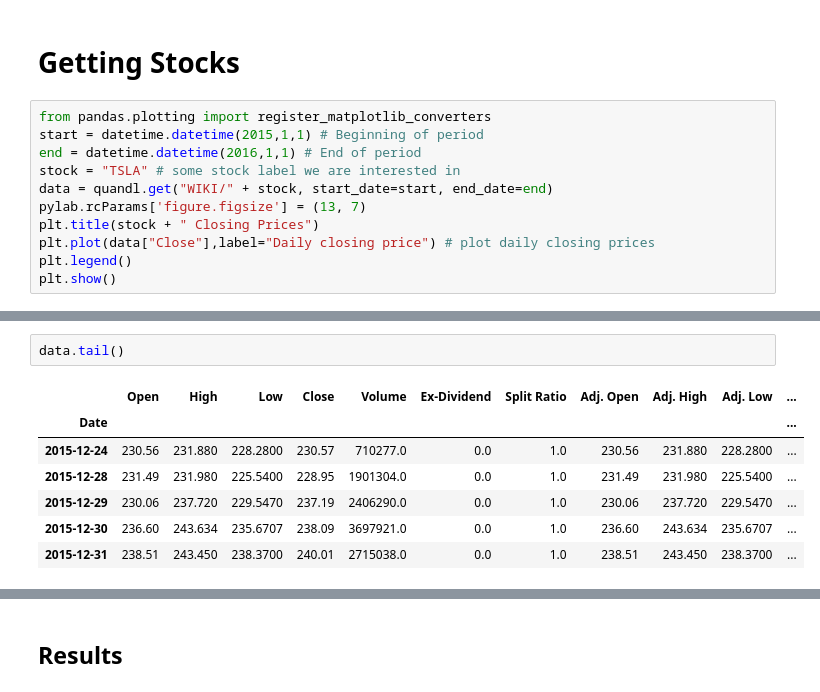
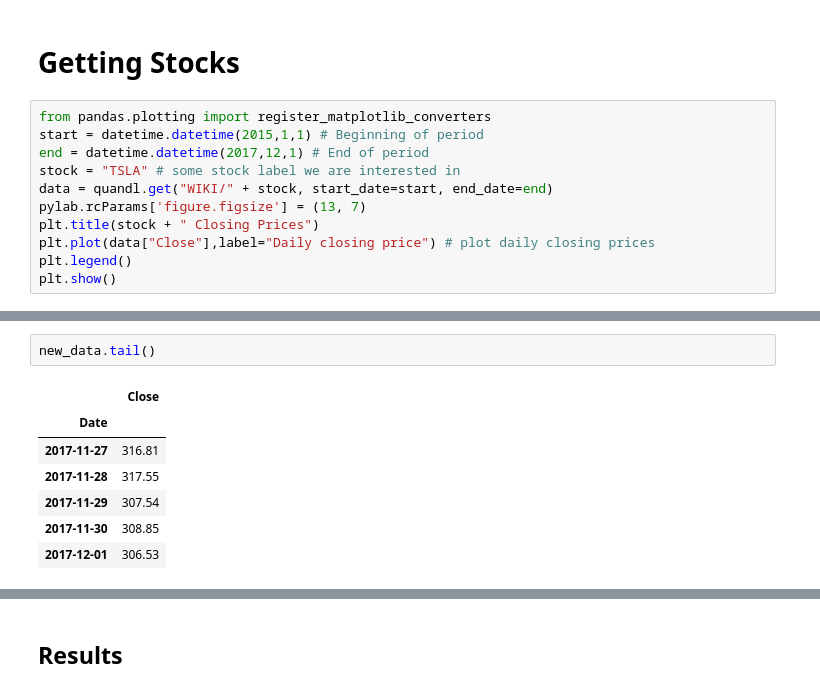
Before and after one commit to erdosbootcamp2019/Project, a Jupyter notebook: Predictions/predictStock.ipynb, the cells around one changed output, grey strips where cells are left out. Cells and saved outputs as stored; diff of their text form.

```diff
--- a/Predictions/predictStock.ipynb
+++ b/Predictions/predictStock.ipynb
@@ -18,7 +18,7 @@ import preprocessor as p
 # %%
 from pandas.plotting import register_matplotlib_converters
 start = datetime.datetime(2015,1,1) # Beginning of period
-end = datetime.datetime(2016,1,1) # End of period
+end = datetime.datetime(2017,12,1) # End of period
 stock = "TSLA" # some stock label we are interested in
 data = quandl.get("WIKI/" + stock, start_date=start, end_date=end)
 pylab.rcParams['figure.figsize'] = (13, 7)
@@ -31,10 +48,10 @@ plt.show()
 # %%
-data.tail()
+new_data.tail()
 # %% [output]
-|  | Open | High | Low | Close | Volume | Ex-Dividend | Split Ratio | Adj. Open | Adj. High | Adj. Low | ... |
-| Date |  |  |  |  |  |  |  |  |  |  | ... |
-| 2015-12-24 | 230.56 | 231.880 | 228.2800 | 230.57 | 710277.0 | 0.0 | 1.0 | 230.56 | 231.880 | 228.2800 | ... |
-| 2015-12-28 | 231.49 | 231.980 | 225.5400 | 228.95 | 1901304.0 | 0.0 | 1.0 | 231.49 | 231.980 | 225.5400 | ... |
-| 2015-12-29 | 230.06 | 237.720 | 229.5470 | 237.19 | 2406290.0 | 0.0 | 1.0 | 230.06 | 237.720 | 229.5470 | ... |
-| 2015-12-30 | 236.60 | 243.634 | 235.6707 | 238.09 | 3697921.0 | 0.0 | 1.0 | 236.60 | 243.634 | 235.6707 | ... |
-| 2015-12-31 | 238.51 | 243.450 | 238.3700 | 240.01 | 2715038.0 | 0.0 | 1.0 | 238.51 | 243.450 | 238.3700 | ... |
+|  | Close |
+| Date |  |
+| 2017-11-27 | 316.81 |
+| 2017-11-28 | 317.55 |
+| 2017-11-29 | 307.54 |
+| 2017-11-30 | 308.85 |
+| 2017-12-01 | 306.53 |
```
Also changed, not shown: parts of 13 cells of this notebook.
